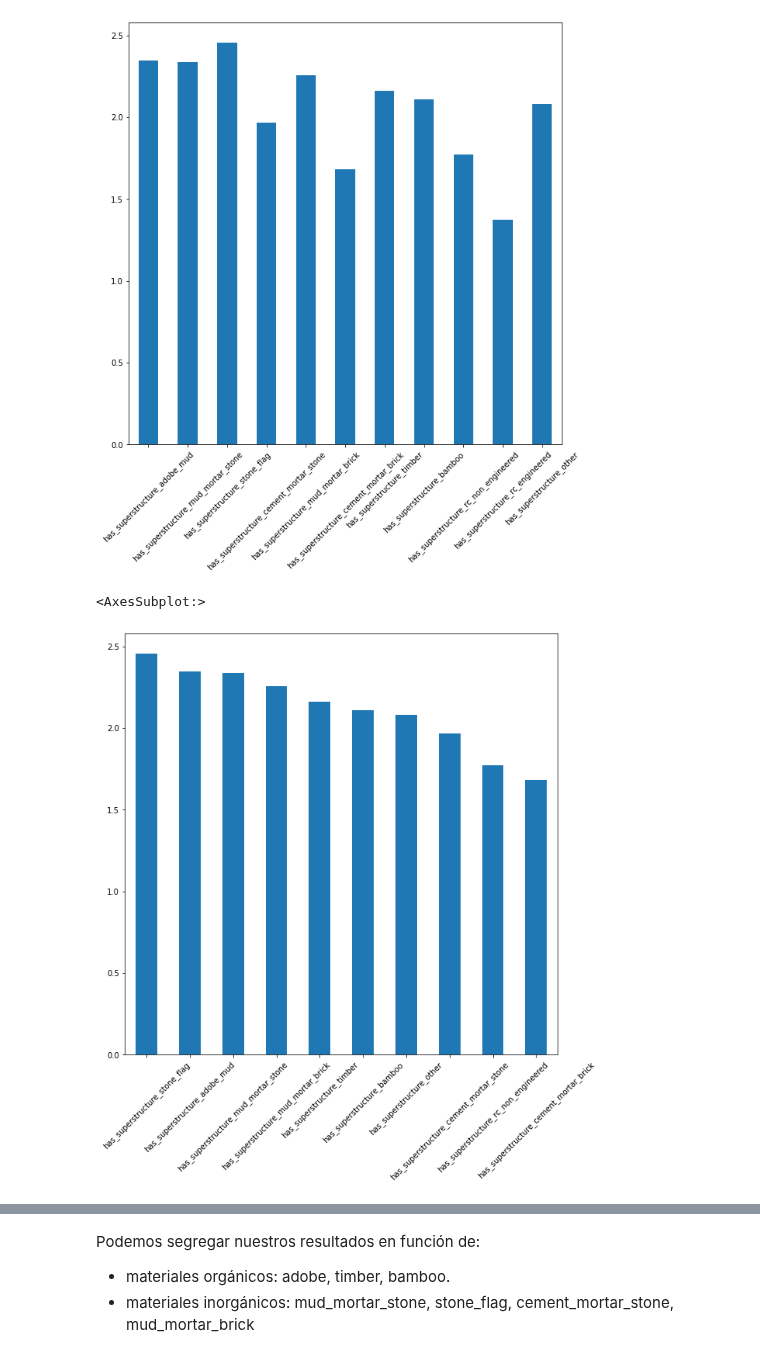
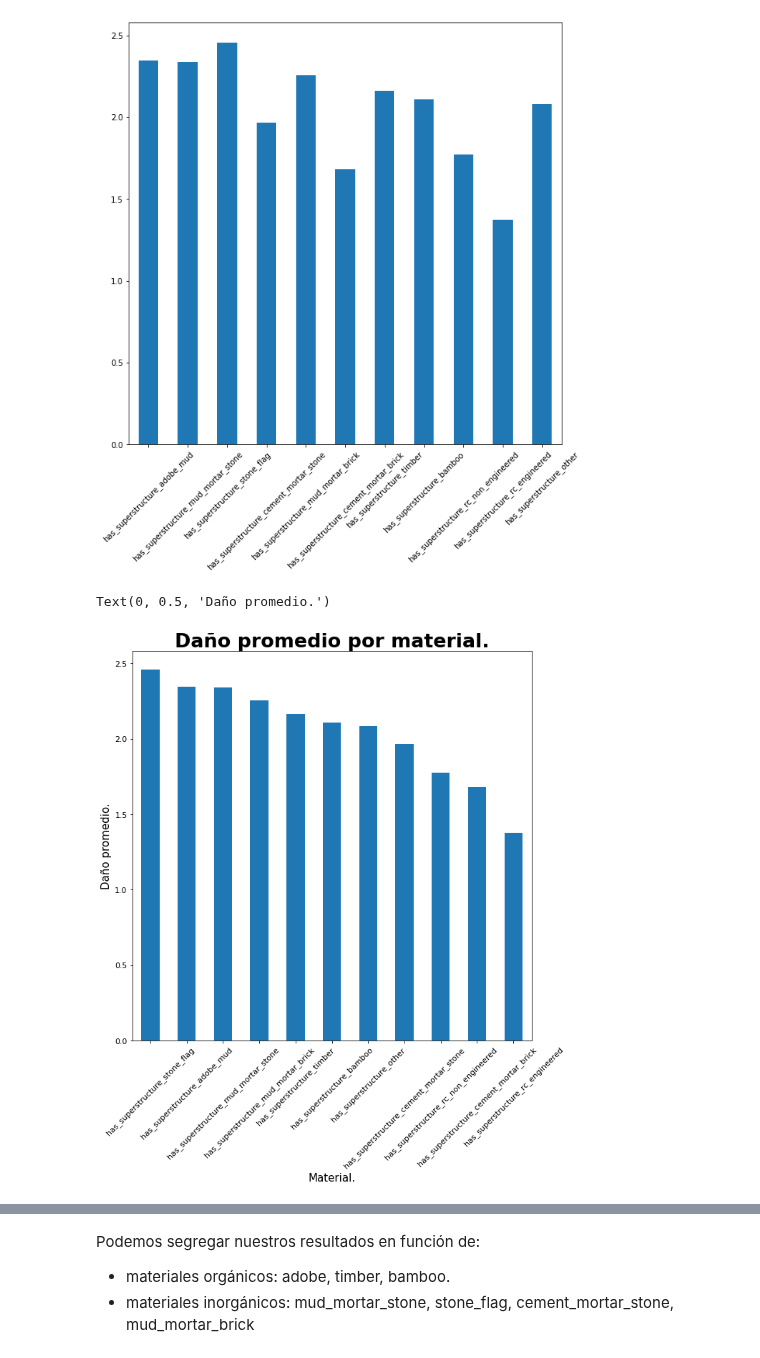
Before and after one commit to joaquinfontela/OrganizacionDeDatos-TP1, a Jupyter notebook: src/Comparaciones.ipynb, the cells around one changed output, grey strips where cells are left out. Saved outputs shown, nothing was run; the diff lists cells and outputs as text; code cells hidden in the pictures.

Commit message:
Graph tweaking.

```diff
--- a/src/Comparaciones.ipynb
+++ b/src/Comparaciones.ipynb
@@ -172,11 +172,15 @@ merged["damage_grade_avg"].plot(kind="bar", figsize = (10,10), rot = 45)
 <AxesSubplot:>
 [figure]
 # %%
-ordenado = merged["damage_grade_avg"].nlargest(10)
-ordenado.plot(kind="bar", figsize = (10,10), rot = 45)
+ordenado = merged["damage_grade_avg"].nlargest(11)
+ordenado.plot(kind="bar", figsize = (10,10), rot = 45, fontsize=11)
+plt.title("Daño promedio por material.",\
+          fontsize=27, fontweight = 'bold')
+plt.xlabel("Material.", fontsize=15)
+plt.ylabel("Daño promedio.", fontsize=15)
 # %% [output]
-<AxesSubplot:>
+Text(0, 0.5, 'Daño promedio.')
-[figure, old version]
+[figure, new version]
 # %%
 merged
 # %% [output]
```
Also changed, not shown: parts of 17 cells of this notebook, 8 other files.
